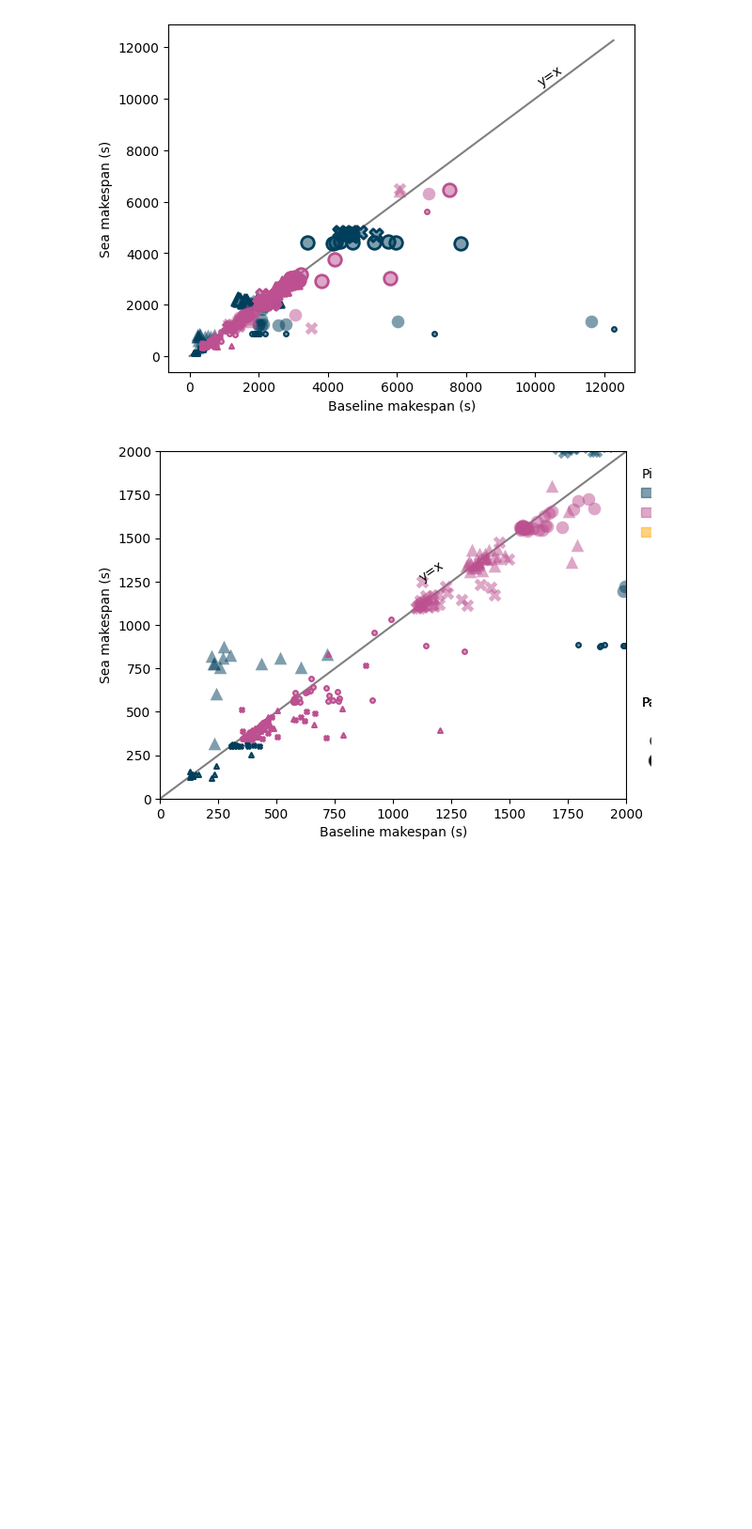
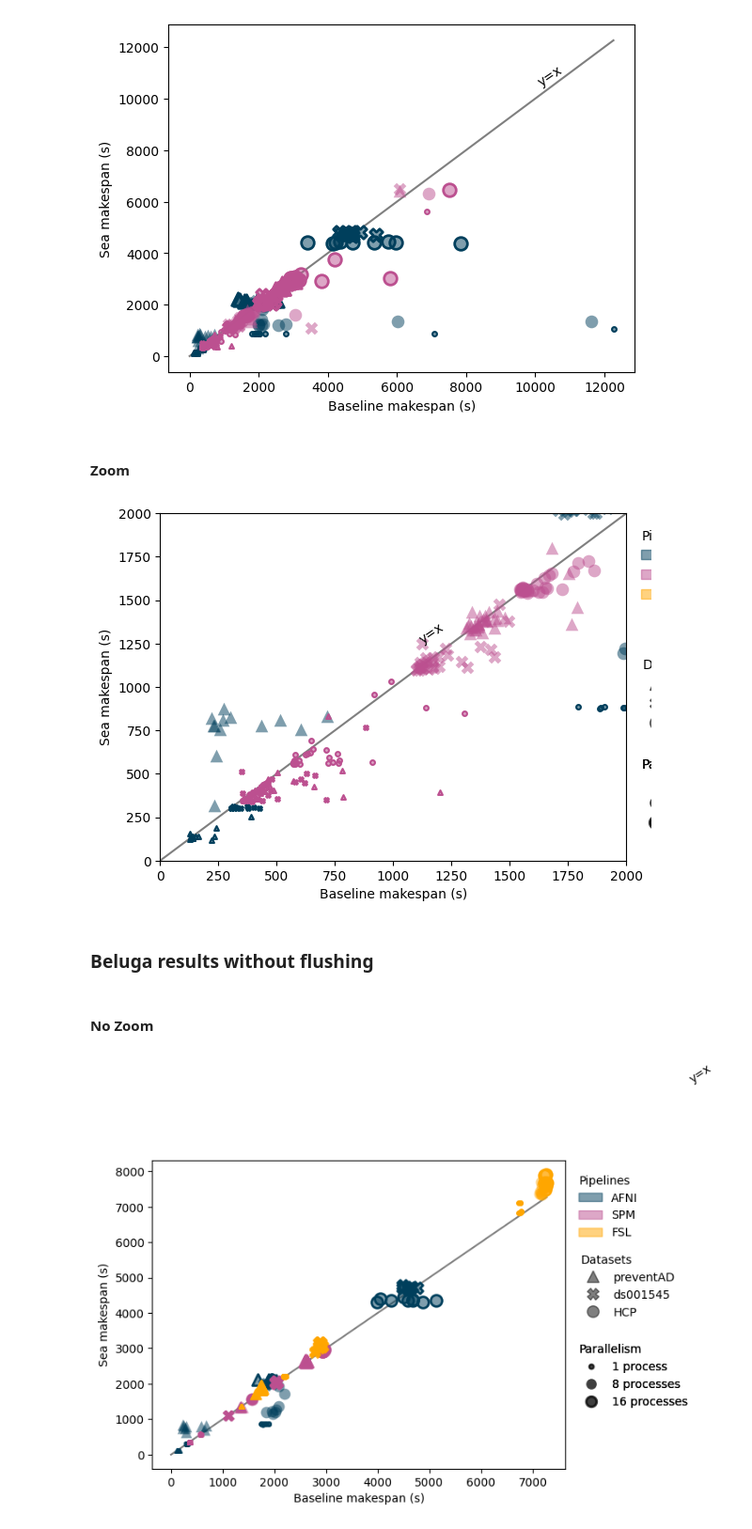
Before and after one commit to big-data-lab-team/Sea, a Jupyter notebook: paper/sea-neuro/results/figure_beluga.ipynb, the cells around one changed output. Shown: that part at 94% size. Saved outputs shown, nothing was run; the diff lists cells and outputs as text; code cells hidden in the pictures; blank space fills up the shorter version.

```diff
--- a/paper/sea-neuro/results/figure_beluga.ipynb
+++ b/paper/sea-neuro/results/figure_beluga.ipynb
@@ -93,7 +93,7 @@ def feature_scatter(df, zoom=False, fn="figure.pdf"):
     if zoom:
         bbox_pl = (1.2, 0.85)
         bbox_files = (1.32, 0.33)
-        bbox_data = (1.3, 0.4)
+        bbox_data = (1.01, 0.617)
     else:
         bbox_pl = (1.2, 0.85)
         bbox_files = (1.32, 0.44)
@@ -141,7 +141,23 @@ def feature_scatter(df, zoom=False, fn="figure.pdf"):
 feature_scatter(df_flush, zoom=False, fn='../figures/beluga_withflush_nozoom_updated.pdf')
 # %% [output]
 [figure]
+# %% [markdown]
+#### Zoom
 # %%
 feature_scatter(df_flush, zoom=True, fn='../figures/beluga_withflush_zoom_updated.pdf')
 # %% [output]
-[figure, old version]
+[figure, new version]
+# %% [markdown]
+### Beluga results without flushing
+# %%
+df_base = df_noflush[df_noflush["fs"] == "default"].set_index("true_idx")
+df_sea = df_noflush[df_noflush["fs"] == "sea"].set_index("true_idx")
+df_base["speedup"] = df_base["makespan"].divide(df_sea["makespan"])
+df_base["sea_makespan"] = df_sea["makespan"]
+df_noflush = df_base
+# %% [markdown]
+#### No Zoom
+# %%
+feature_scatter(df_noflush, zoom=False, fn='../figures/beluga_withoutflush_nozoom_updated.pdf')
+# %% [output]
+[figure, added]
```
Also changed, not shown: parts of 23 cells of this notebook, 1 other file.
